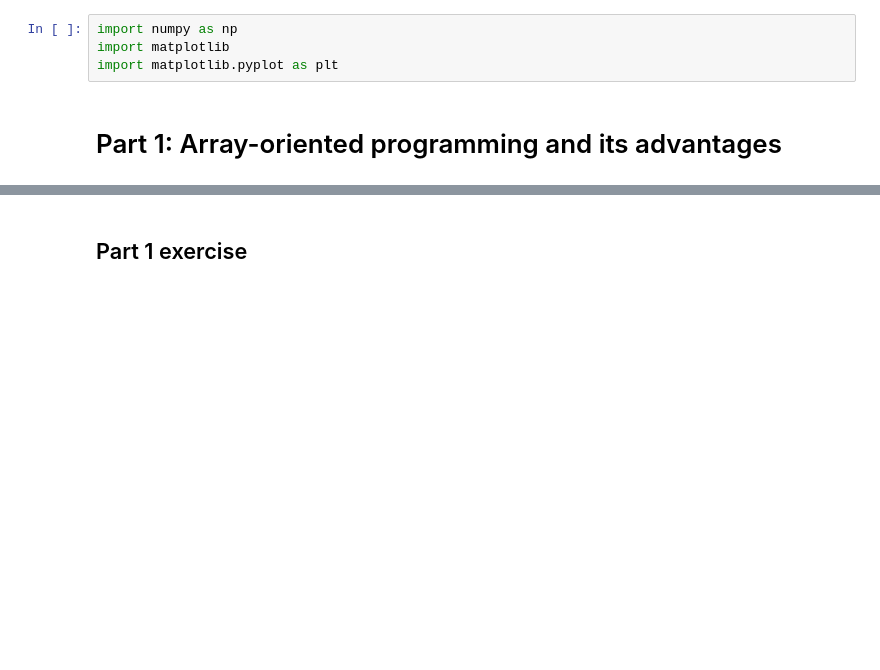
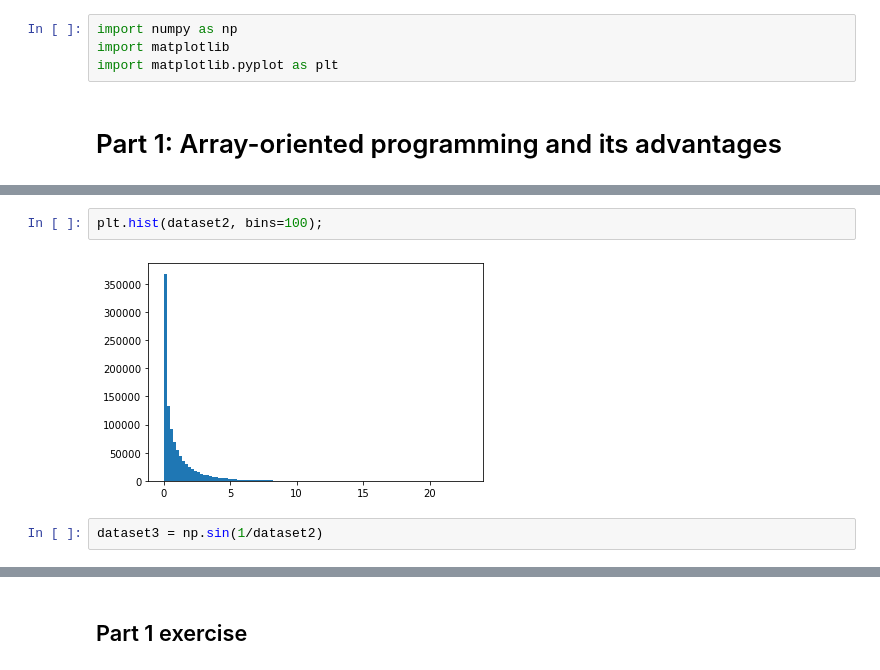
Before and after one commit to jpivarski-talks/2022-07-11-scipy-loopy-tutorial, a Jupyter notebook: narrative.ipynb, the cells around one changed output, grey strips where cells are left out. Drawn from its saved outputs; the diff is of its cells as text; blank space fills up the shorter version.

```diff
--- a/narrative.ipynb
+++ b/narrative.ipynb
@@ -10,0 +101,6 @@ import matplotlib.pyplot as plt
+# %%
+plt.hist(dataset2, bins=100);
+# %% [output]
+[figure, added]
+# %%
+dataset3 = np.sin(1/dataset2)
```
Also changed, not shown: parts of 87 cells of this notebook, 8 other files.
